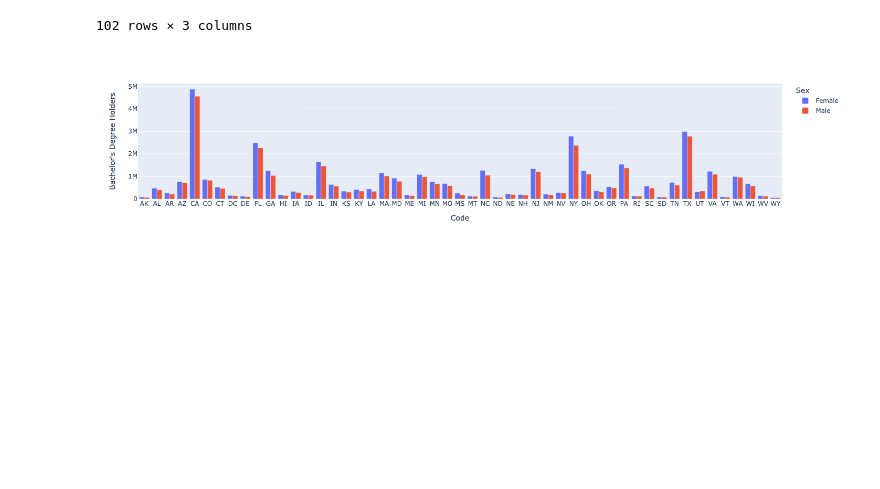
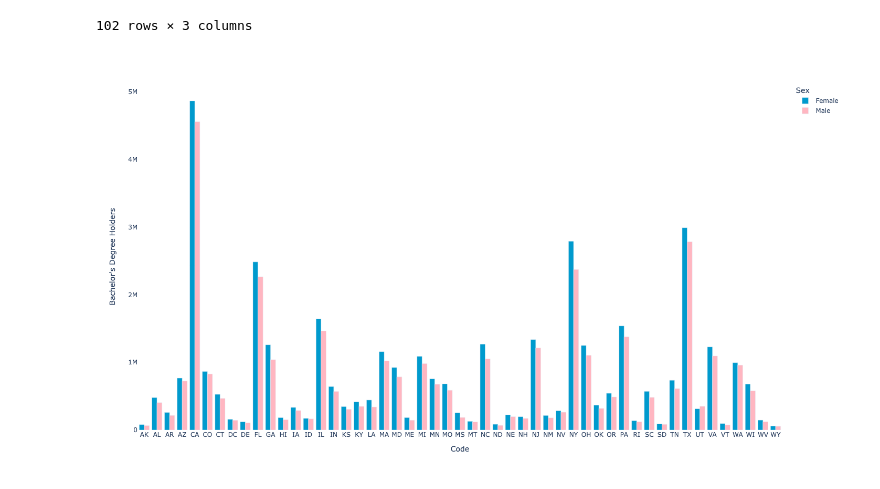
Before and after one commit to yibaiyilan/project_8, a Jupyter notebook: scrachpaper.ipynb, the cells around one changed output. Saved outputs shown, nothing was run; the diff lists cells and outputs as text; code cells hidden in the pictures; blank space fills up the shorter version.

```diff
--- a/scrachpaper.ipynb
+++ b/scrachpaper.ipynb
@@ -190,8 +190,15 @@ See the caveats in the documentation: https://pandas.pydata.org/pandas-docs/stab
 | 101 | WY | Male | 54483.0 |
 102 rows × 3 columns
 # %%
+color_discrete_sequence = ['#009ACD','#FFB6C1']
 fig2 = px.bar(data2, x="Code", y=varname,
-             color="Sex", barmode="group")
-fig
+             color="Sex", barmode="group",color_discrete_sequence=color_discrete_sequence)
+fig2.update_layout(
+    width=1200,
+    height=800,
+    paper_bgcolor='rgba(0,0,0,0)',
+    plot_bgcolor='rgba(0,0,0,0)'
+)
+fig2
 # %% [output]
-[figure, old version]
+[figure, new version]
```
Also changed, not shown: 1 other file.
